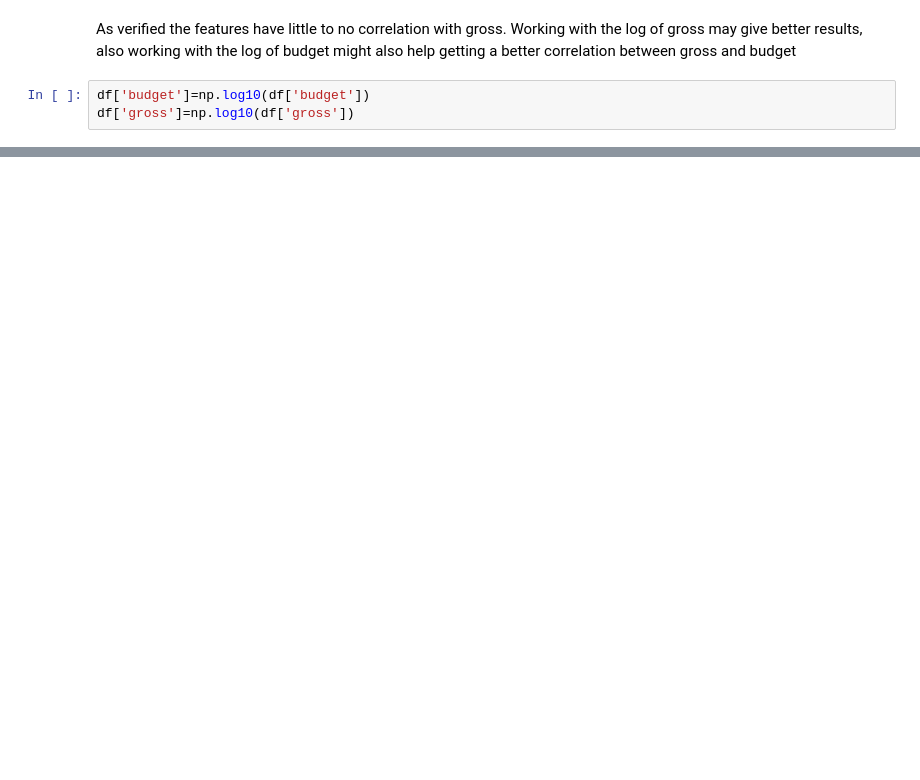
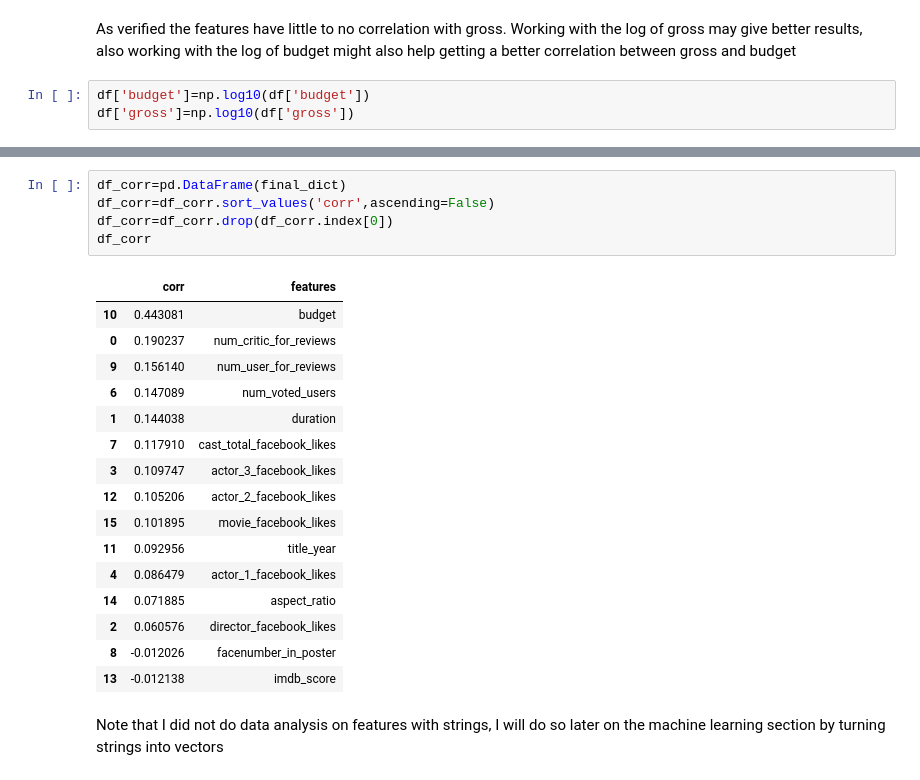
Before and after one commit to Juanmantica1/Capstone, a Jupyter notebook: Data Story telling.ipynb, the cells around one changed output, grey strips where cells are left out. Drawn from its saved outputs; the diff is of its cells as text; blank space fills up the shorter version.

```diff
--- a/Data Story telling.ipynb
+++ b/Data Story telling.ipynb
@@ -156,0 +161,24 @@ AttributeError: 'AxesSubplot' object has no attribute 'show'
+# %%
+df_corr=pd.DataFrame(final_dict)
+df_corr=df_corr.sort_values('corr',ascending=False)
+df_corr=df_corr.drop(df_corr.index[0])
+df_corr
+# %% [output]
+|  | corr | features |
+| 10 | 0.443081 | budget |
+| 0 | 0.190237 | num_critic_for_reviews |
+| 9 | 0.156140 | num_user_for_reviews |
+| 6 | 0.147089 | num_voted_users |
+| 1 | 0.144038 | duration |
+| 7 | 0.117910 | cast_total_facebook_likes |
+| 3 | 0.109747 | actor_3_facebook_likes |
+| 12 | 0.105206 | actor_2_facebook_likes |
+| 15 | 0.101895 | movie_facebook_likes |
+| 11 | 0.092956 | title_year |
+| 4 | 0.086479 | actor_1_facebook_likes |
+| 14 | 0.071885 | aspect_ratio |
+| 2 | 0.060576 | director_facebook_likes |
+| 8 | -0.012026 | facenumber_in_poster |
+| 13 | -0.012138 | imdb_score |
+# %% [markdown]
+Note that I did not do data analysis on features with strings, I will do so later on the machine learning section by turning strings into vectors
```
Also changed, not shown: parts of 9 cells of this notebook.
